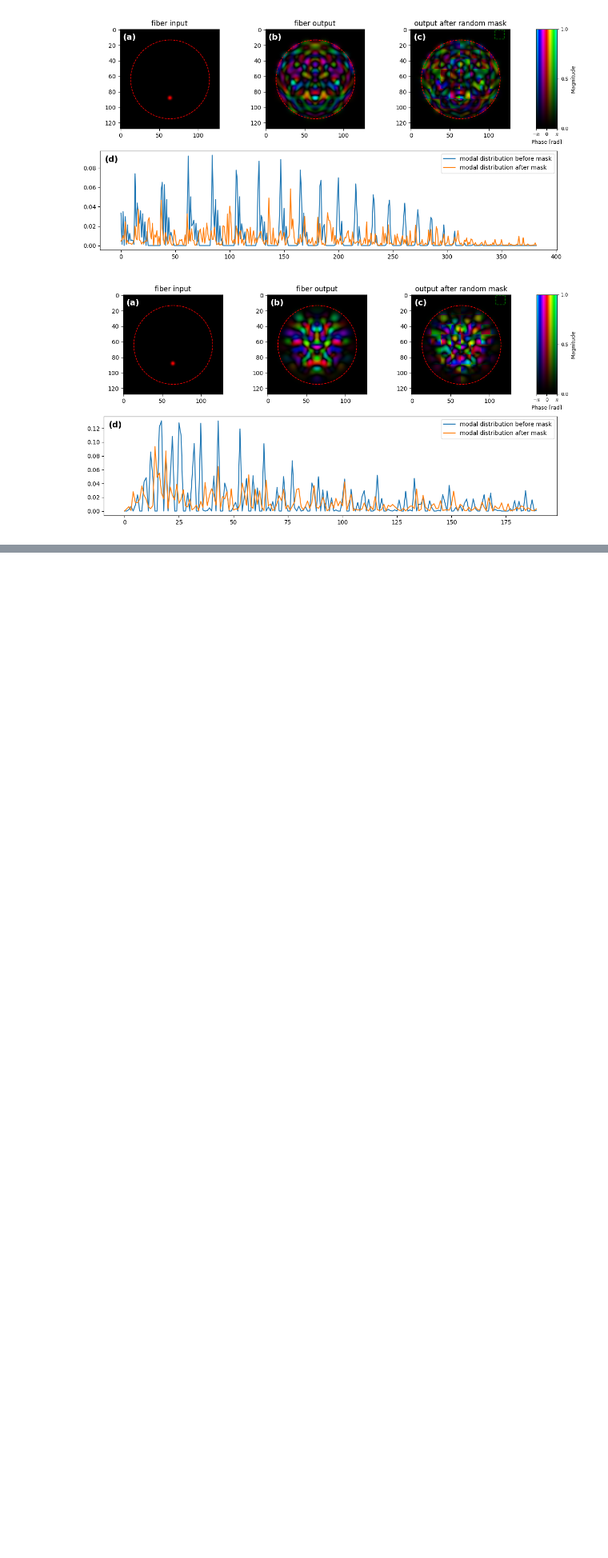
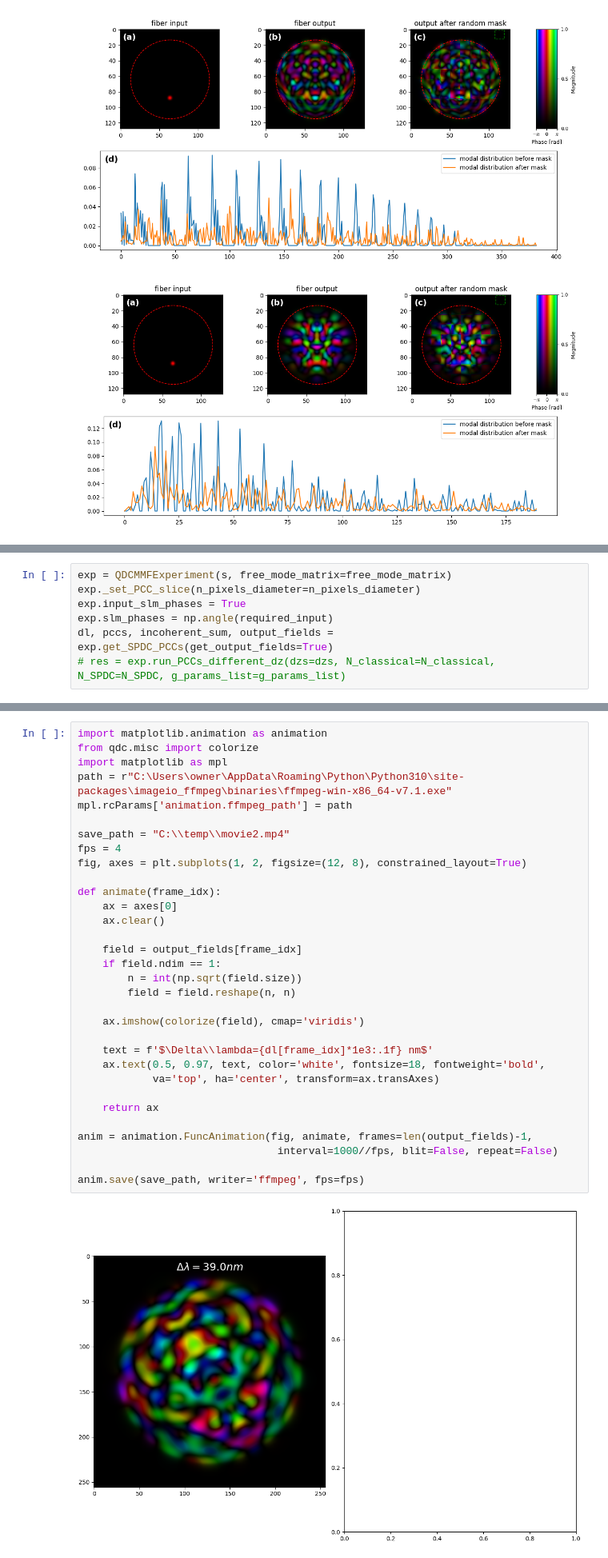
Before and after one commit to rubiaek/qdc2, a Jupyter notebook: qdc/mmf/generate_results.ipynb, the cells around one changed output, grey strips where cells are left out. Shown at 80% size. Saved outputs shown, nothing was run; the diff lists cells and outputs as text; blank space fills up the shorter version.

Commit message:
added code for movies and for focusing with SLM

```diff
--- a/qdc/mmf/generate_results.ipynb
+++ b/qdc/mmf/generate_results.ipynb
@@ -327,0 +363,7 @@ SLM_mixing(is_step_index=False, macro_pixels=macro_pixels)
+# %%
+exp = QDCMMFExperiment(s, free_mode_matrix=free_mode_matrix)
+exp._set_PCC_slice(n_pixels_diameter=n_pixels_diameter)
+exp.input_slm_phases = True
+exp.slm_phases = np.angle(required_input)
+dl, pccs, incoherent_sum, output_fields = exp.get_SPDC_PCCs(get_output_fields=True)
+# res = exp.run_PCCs_different_dz(dzs=dzs, N_classical=N_classical, N_SPDC=N_SPDC, g_params_list=g_params_list)
@@ -327,0 +378,34 @@ SLM_mixing(is_step_index=False, macro_pixels=macro_pixels)
+# %%
+import matplotlib.animation as animation
+from qdc.misc import colorize
+import matplotlib as mpl
+path = r"C:\Users\owner\AppData\Roaming\Python\Python310\site-packages\imageio_ffmpeg\binaries\ffmpeg-win-x86_64-v7.1.exe"
+mpl.rcParams['animation.ffmpeg_path'] = path
+
+save_path = "C:\\temp\\movie2.mp4"
+fps = 4
+fig, axes = plt.subplots(1, 2, figsize=(12, 8), constrained_layout=True)
+
+def animate(frame_idx):
+    ax = axes[0]
+    ax.clear()
+
+    field = output_fields[frame_idx]
+    if field.ndim == 1:
+        n = int(np.sqrt(field.size))
+        field = field.reshape(n, n)
+
+    ax.imshow(colorize(field), cmap='viridis')
+
+    text = f'$\Delta\\lambda={dl[frame_idx]*1e3:.1f} nm$'
+    ax.text(0.5, 0.97, text, color='white', fontsize=18, fontweight='bold',
+            va='top', ha='center', transform=ax.transAxes)
+
+    return ax
+
+anim = animation.FuncAnimation(fig, animate, frames=len(output_fields)-1,
+                                interval=1000//fps, blit=False, repeat=False)
+
+anim.save(save_path, writer='ffmpeg', fps=fps)
+# %% [output]
+[figure, added]
```
Also changed, not shown: parts of 4 cells of this notebook, 1 other file.
